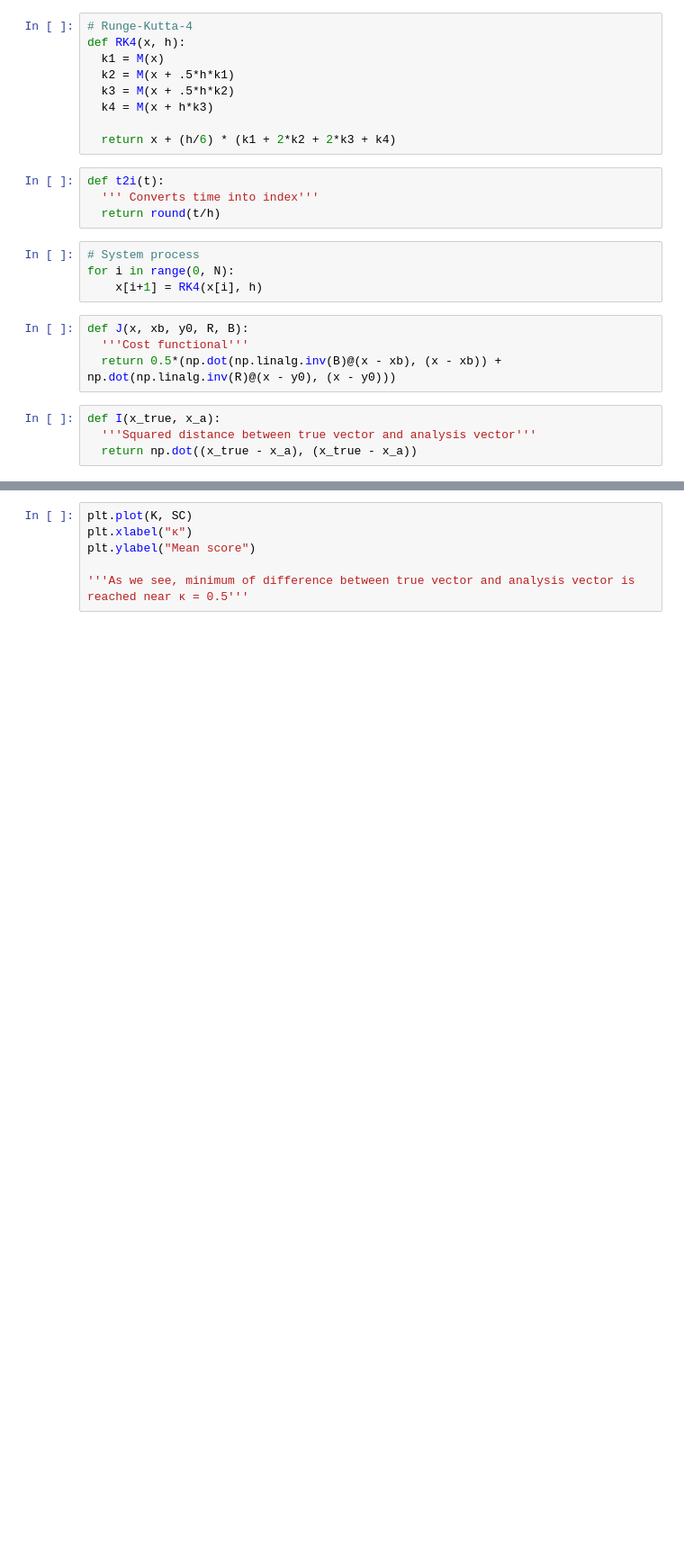
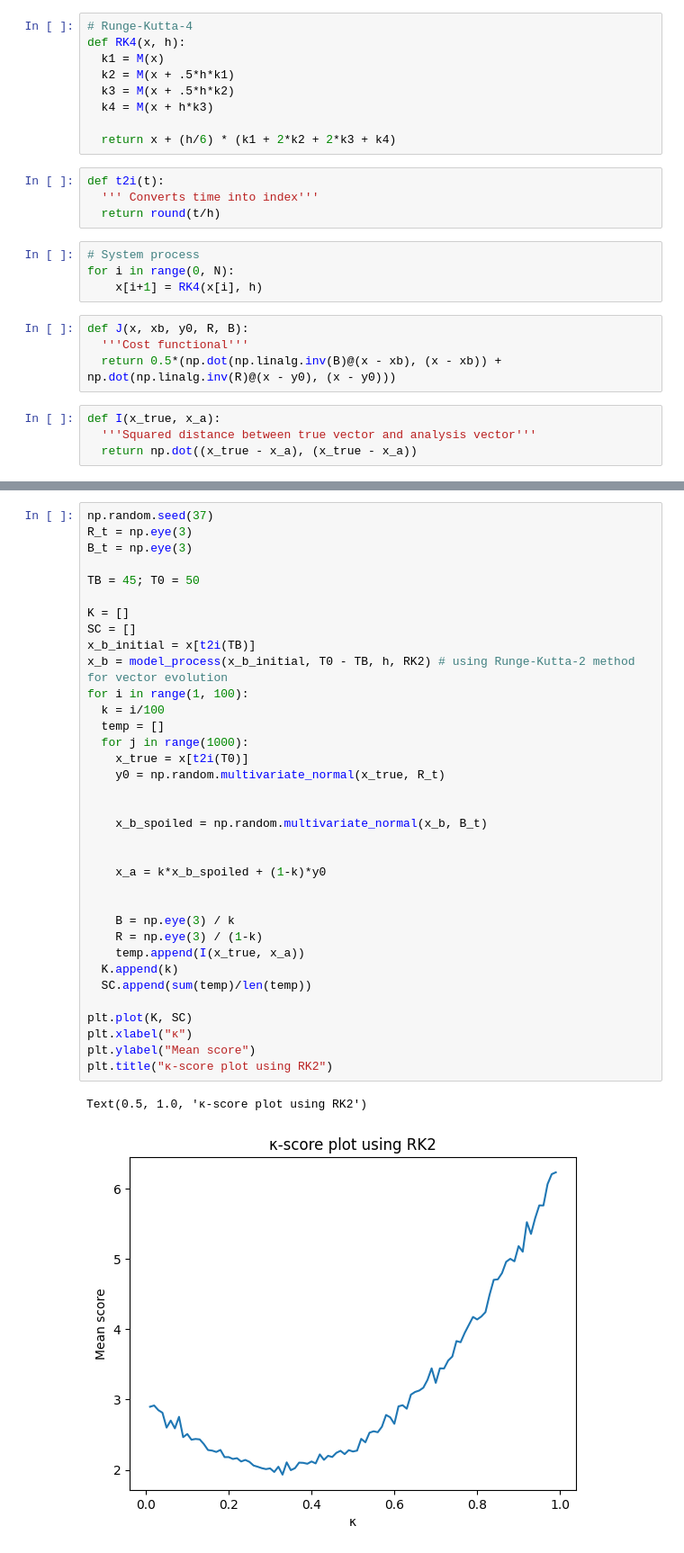
Before and after one commit to Meteoman05/Data-Assimilation-Lorenz-63, a Jupyter notebook: LorenzDA.ipynb, the cells around one changed output, grey strips where cells are left out. Shown at 90% size. Saved outputs shown, nothing was run; the diff lists cells and outputs as text; blank space fills up the shorter version.

```diff
--- a/LorenzDA.ipynb
+++ b/LorenzDA.ipynb
@@ -98,9 +106,41 @@ for i in range(1, 100):
-# %%
-plt.plot(K, SC)
-plt.xlabel("κ")
-plt.ylabel("Mean score")
-
-'''As we see, minimum of difference between true vector and analysis vector is reached near κ = 0.5'''
+# %%
+np.random.seed(37)
+R_t = np.eye(3)
+B_t = np.eye(3)
+
+TB = 45; T0 = 50
+
+K = []
+SC = []
+x_b_initial = x[t2i(TB)]
+x_b = model_process(x_b_initial, T0 - TB, h, RK2) # using Runge-Kutta-2 method for vector evolution
+for i in range(1, 100):
+  k = i/100
+  temp = []
+  for j in range(1000):
+    x_true = x[t2i(T0)]
+    y0 = np.random.multivariate_normal(x_true, R_t)
+
+
+    x_b_spoiled = np.random.multivariate_normal(x_b, B_t)
+
+
+    x_a = k*x_b_spoiled + (1-k)*y0
+
+
+    B = np.eye(3) / k
+    R = np.eye(3) / (1-k)
+    temp.append(I(x_true, x_a))
+  K.append(k)
+  SC.append(sum(temp)/len(temp))
+
+plt.plot(K, SC)
+plt.xlabel("κ")
+plt.ylabel("Mean score")
+plt.title("κ-score plot using RK2")
+# %% [output]
+Text(0.5, 1.0, 'κ-score plot using RK2')
+[figure, added]
 # %%
 # Lorenz-63 attractor plot
 fig = plt.figure(figsize=[7, 6])
```
Also changed, not shown: parts of 3 cells of this notebook.
